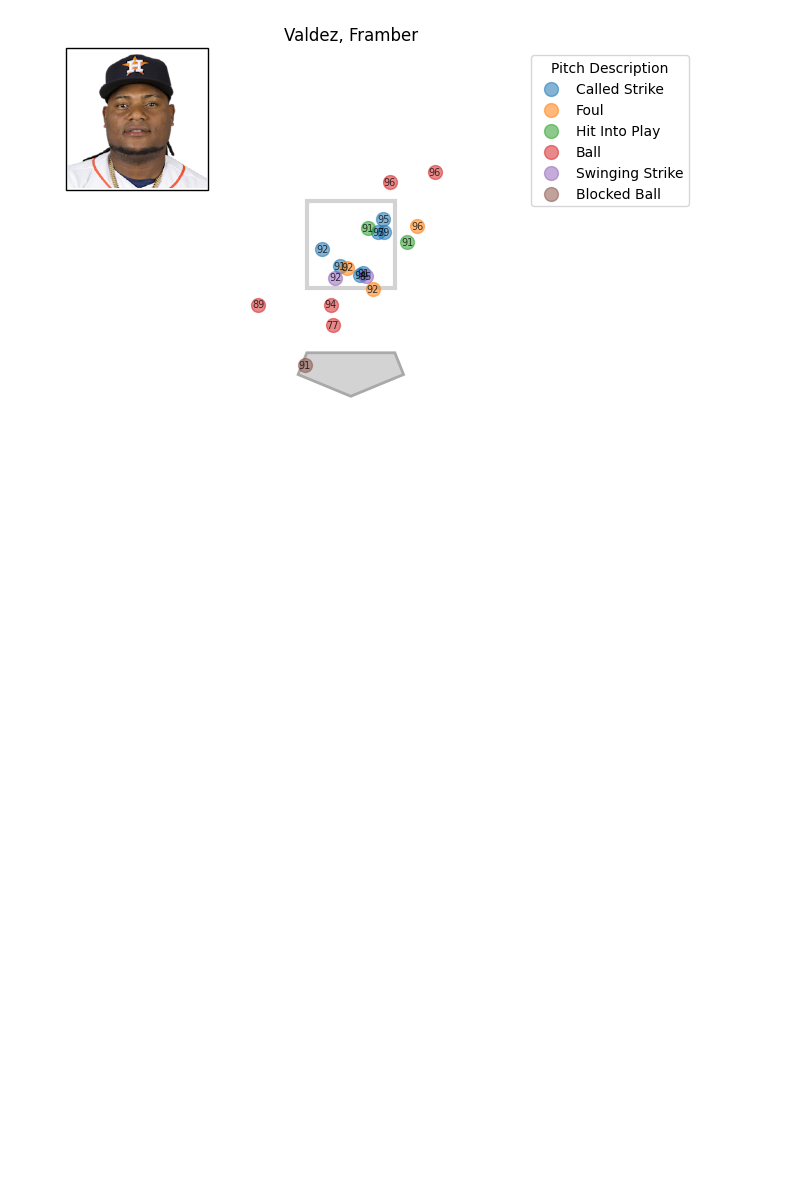
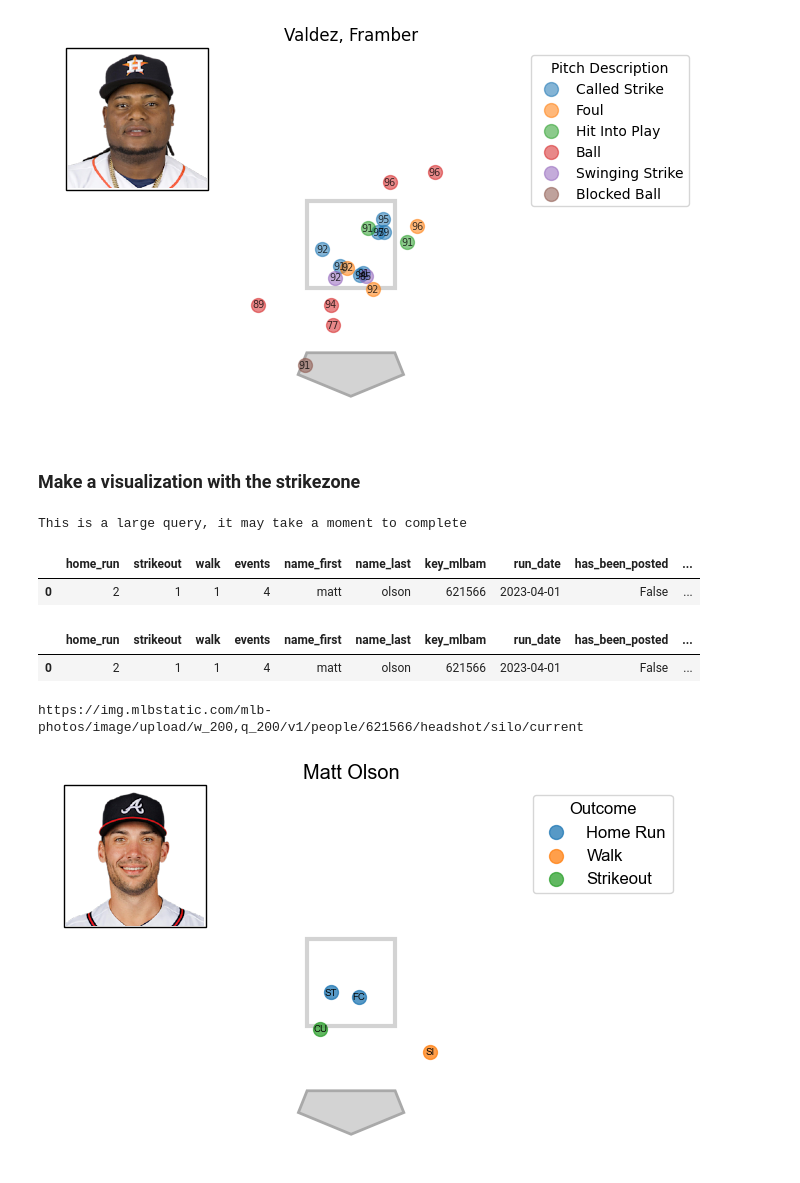
Before and after one commit to nicholson2208/three-true-outcomes, a Jupyter notebook: plotting.ipynb, the cells around one changed output. Drawn from its saved outputs; the diff is of its cells as text; code cells hidden in the pictures; blank space fills up the shorter version.

```diff
--- a/plotting.ipynb
+++ b/plotting.ipynb
@@ -462,3 +475,57 @@ plt.show()
 # %% [output]
 https://img.mlbstatic.com/mlb-photos/image/upload/w_200,q_200/v1/people/664285/headshot/silo/current
 [figure]
+# %% [markdown]
+### Make a visualization with the strikezone
+# %%
+# THIS WILL ONLY WORK FOR THE FIRST PERSON!
+
+def make_tto_strikezone_plot(actual_row, tto_events):
+
+    batter_df = tto_events[tto_events["batter"] == actual_row["key_mlbam"]]
+    batter_name = actual_row.name_first.capitalize() + " " + actual_row.name_last.capitalize()
+
+    fig, ax = plt.subplots()
+
+    # IDK what this does tbh
+    xy = (1.05, 1)
+
+    player_id = batter_df.batter.iloc[0]
+
+    get_player_headshot(player_id)
+
+    im = plt.imread("data/headshots/{}.png".format(player_id))
+
+    plot_strike_zone(batter_df, colorby = 'events', annotation = "pitch_type", axis = ax, title=batter_name)
+
+    imagebox = OffsetImage(im, zoom=0.5)
+    imagebox.image.axes = ax
+
+    ab = AnnotationBbox(imagebox, xy,
+                        xybox=(.15, 0.75),
+                        xycoords='subfigure fraction',
+                        boxcoords="subfigure fraction",
+                        pad=0.1)
+
+    ax.add_artist(ab)
+
+    plt.show()
+# %%
+only_three_outcomes, tto_events = get_three_true_outcomes(start_dt="2023-04-01", end_dt="2023-04-01", write_to_csv=False)
+# %% [output]
+This is a large query, it may take a moment to complete
+# %%
+only_three_outcomes
+# %% [output]
+|  | home_run | strikeout | walk | events | name_first | name_last | key_mlbam | run_date | has_been_posted | ... |
+| 0 | 2 | 1 | 1 | 4 | matt | olson | 621566 | 2023-04-01 | False | ... |
+# %%
+only_three_outcomes
+# %% [output]
+|  | home_run | strikeout | walk | events | name_first | name_last | key_mlbam | run_date | has_been_posted | ... |
+| 0 | 2 | 1 | 1 | 4 | matt | olson | 621566 | 2023-04-01 | False | ... |
+# %%
+make_tto_strikezone_plot(get_next_unposted_row(only_three_outcomes), tto_events)
+# %% [output]
+https://img.mlbstatic.com/mlb-photos/image/upload/w_200,q_200/v1/people/621566/headshot/silo/current
+[figure, added]
```
Also changed, not shown: parts of 10 cells of this notebook, 4 other files.
